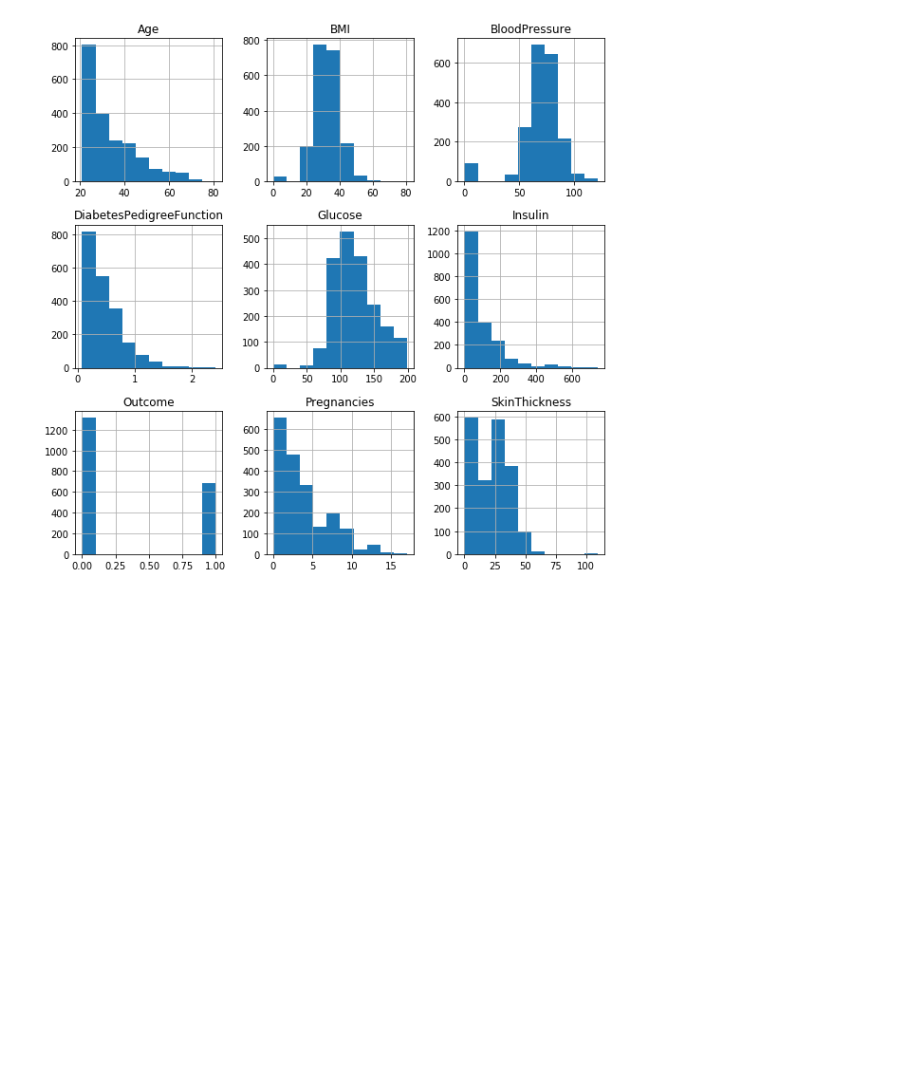
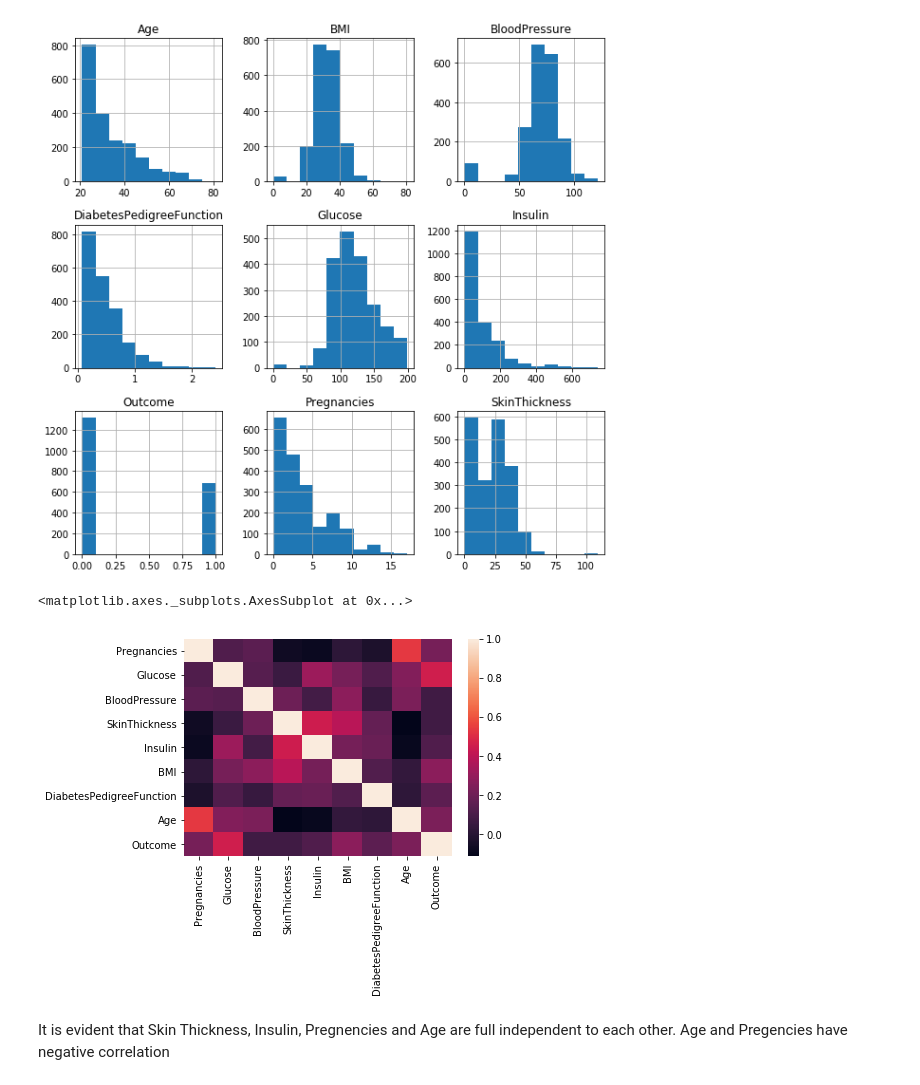
Before and after one commit to adityasaxena26/diabetes-prediction, a Jupyter notebook: diabetes_prediction.ipynb, the cells around one changed output. Saved outputs shown, nothing was run; the diff lists cells and outputs as text; code cells hidden in the pictures; blank space fills up the shorter version.

Commit message:
displayed correlation between the features

```diff
--- a/diabetes_prediction.ipynb
+++ b/diabetes_prediction.ipynb
@@ -60,3 +60,11 @@ df.hist(bins=10,figsize=(10,10))
 plt.show()
 # %% [output]
 [figure]
+# %%
+# find out correlation
+sns.heatmap(df.corr())
+# %% [output]
+<matplotlib.axes._subplots.AxesSubplot at 0x...>
+[figure, added]
+# %% [markdown]
+It is evident that Skin Thickness, Insulin, Pregnencies and Age are full independent to each other. Age and Pregencies have negative correlation
```
Also changed, not shown: parts of 1 cell of this notebook.
